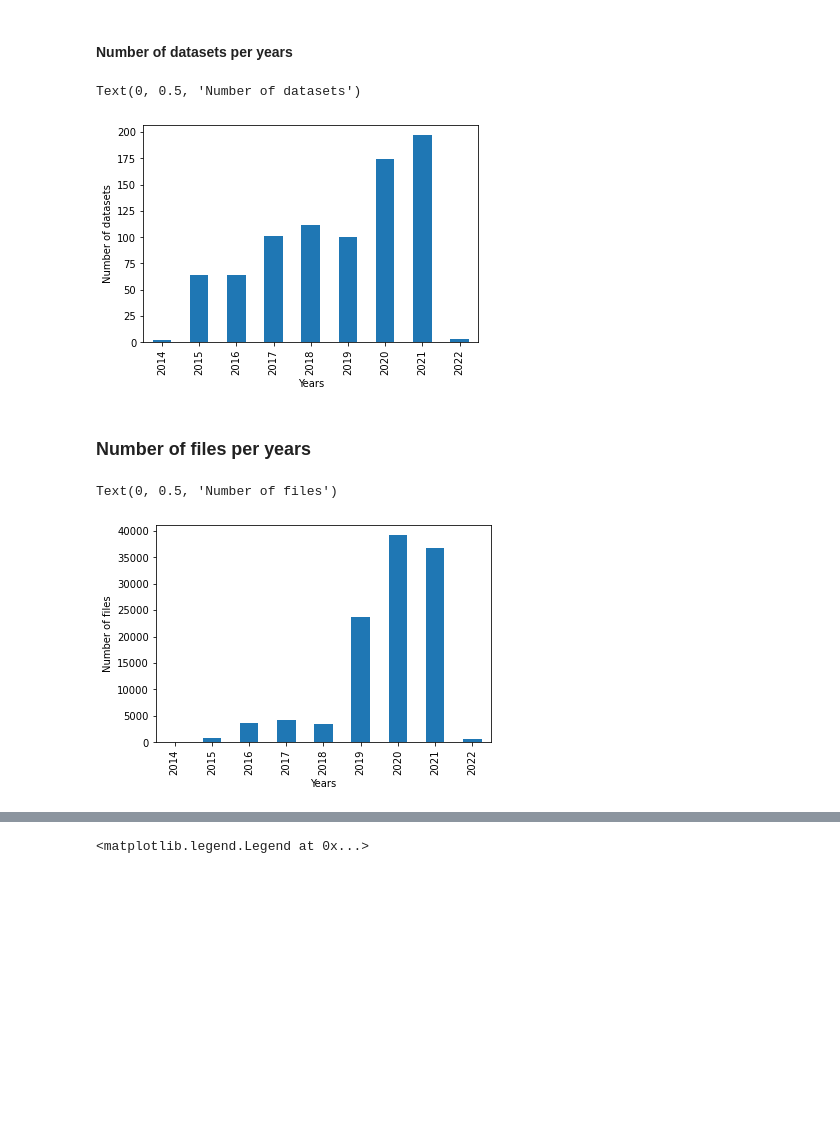
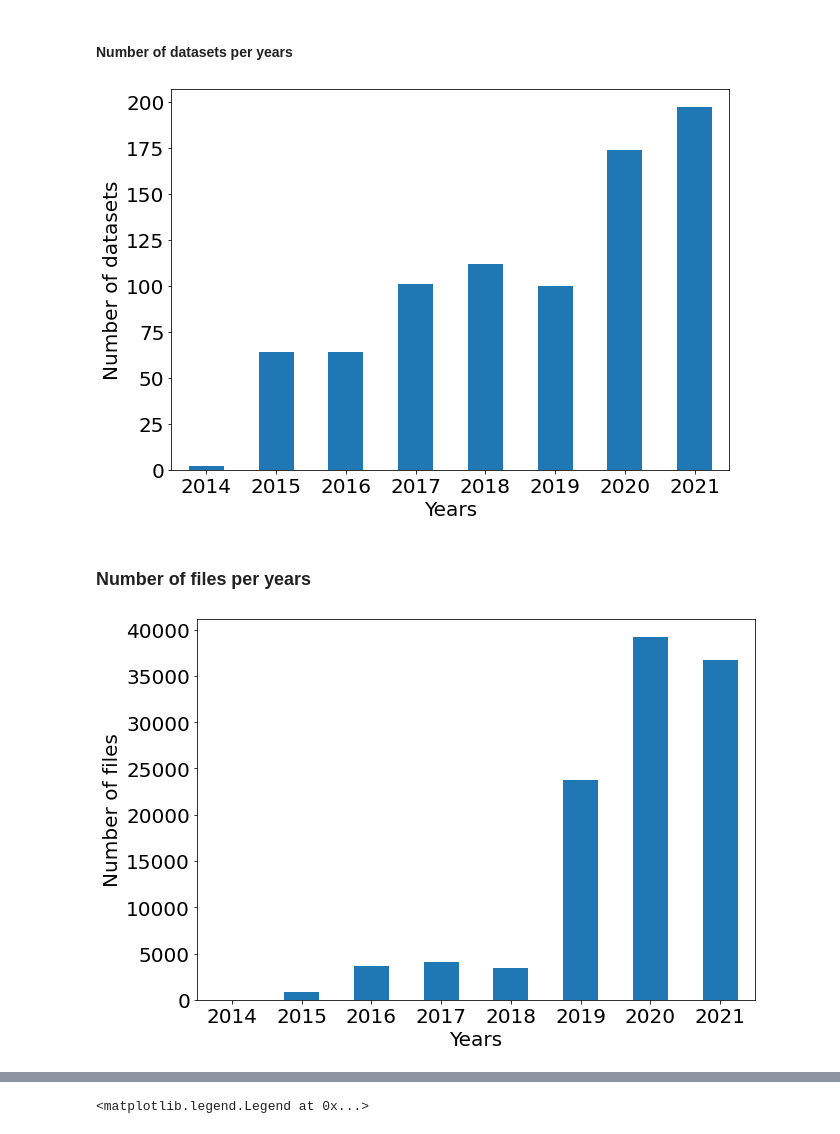
Before and after one commit to MDverse/mdws, a Jupyter notebook: notebooks/analyze_zenodo.ipynb, the cells around one changed output, grey strips where cells are left out. Cells and saved outputs as stored; diff of their text form; code cells hidden in the pictures; blank space fills up the shorter version.

```diff
--- a/notebooks/analyze_zenodo.ipynb
+++ b/notebooks/analyze_zenodo.ipynb
@@ -6,6 +6,8 @@
 import matplotlib.pyplot as plt
 import pandas as pd
 import yaml
+
+plt.rcParams.update({'font.size': 20})
 # %% [markdown]
 ## Load data
 # %%
@@ -176,8 +178,8 @@ Name: category, dtype: int64
 # %% [markdown]
 ## Extract year from date
 # %%
-tab["years"] = tab["date_creation"].apply(lambda x: int(x[:4]))
-datasets["years"] = datasets["date_creation"].apply(lambda x: int(x[:4]))
+tab["year"] = tab["date_creation"].apply(lambda x: int(x[:4]))
+datasets["year"] = datasets["date_creation"].apply(lambda x: int(x[:4]))
 # %% [markdown]
 ## Available mdp and gro files to download
 # %%
@@ -238,21 +245,32 @@ Text(0, 0.5, 'Number of files')
 # %% [markdown]
 #### Number of datasets per years
 # %%
-datasets.groupby(["years"])["dataset_id"].size().plot(kind="bar")
+(datasets
+ .query("year != 2022")
+ .groupby(["year"])["dataset_id"]
+ .size()
+ .plot(kind="bar", figsize=(10,7))
+)
 plt.xlabel("Years")
+plt.xticks(rotation=0)
 plt.ylabel("Number of datasets")
-# plt.savefig("Number_of_datasets_per_years.png")
+plt.savefig("number_of_datasets_per_years.png", dpi=300, bbox_inches="tight")
 # %% [output]
-Text(0, 0.5, 'Number of datasets')
-[figure, old version]
+[figure, new version]
 # %% [markdown]
 ### Number of files per years
 # %%
-tab["years"].value_counts().sort_index().plot(kind="bar")
+(tab
+ .query("year != 2022")
+ .loc[:, "year"]
+ .value_counts()
+ .sort_index()
+ .plot(kind="bar", figsize=(10,7))
+)
 plt.xlabel("Years")
+plt.xticks(rotation=0)
 plt.ylabel("Number of files")
-# plt.savefig("Number_of_files_per_years.png")
+plt.savefig("number_of_files_per_years.png", dpi=300, bbox_inches="tight")
 # %% [output]
-Text(0, 0.5, 'Number of files')
-[figure, old version]
+[figure, new version]
 # %%
```
Also changed, not shown: parts of 5 cells of this notebook.
